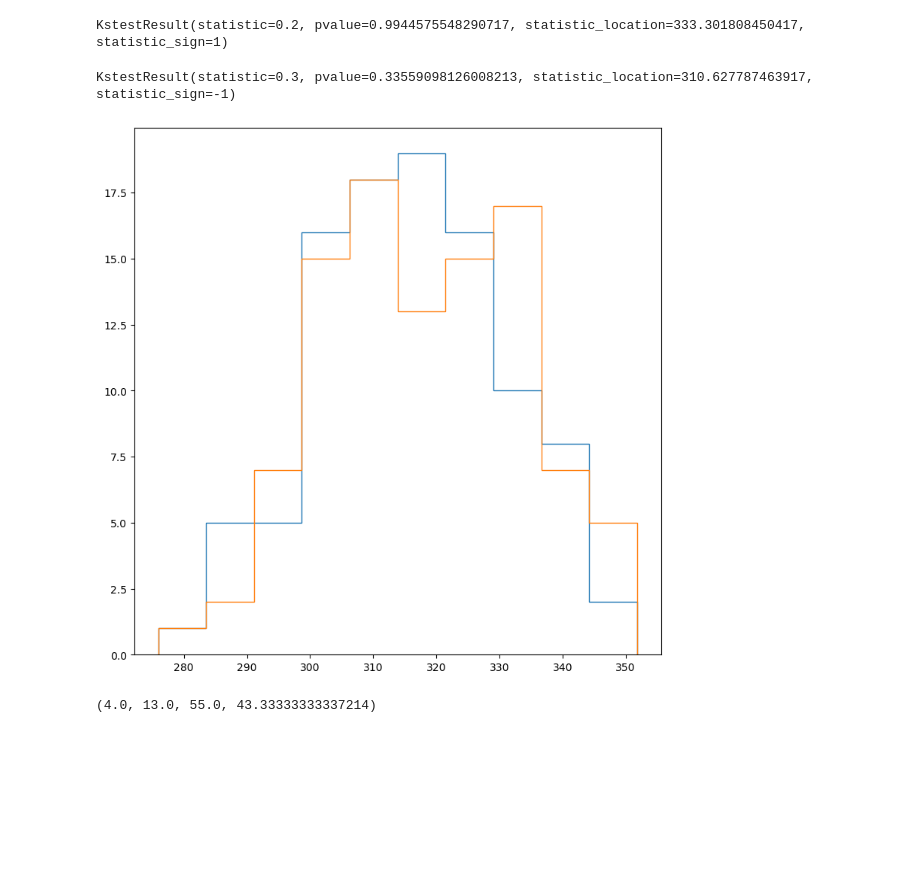
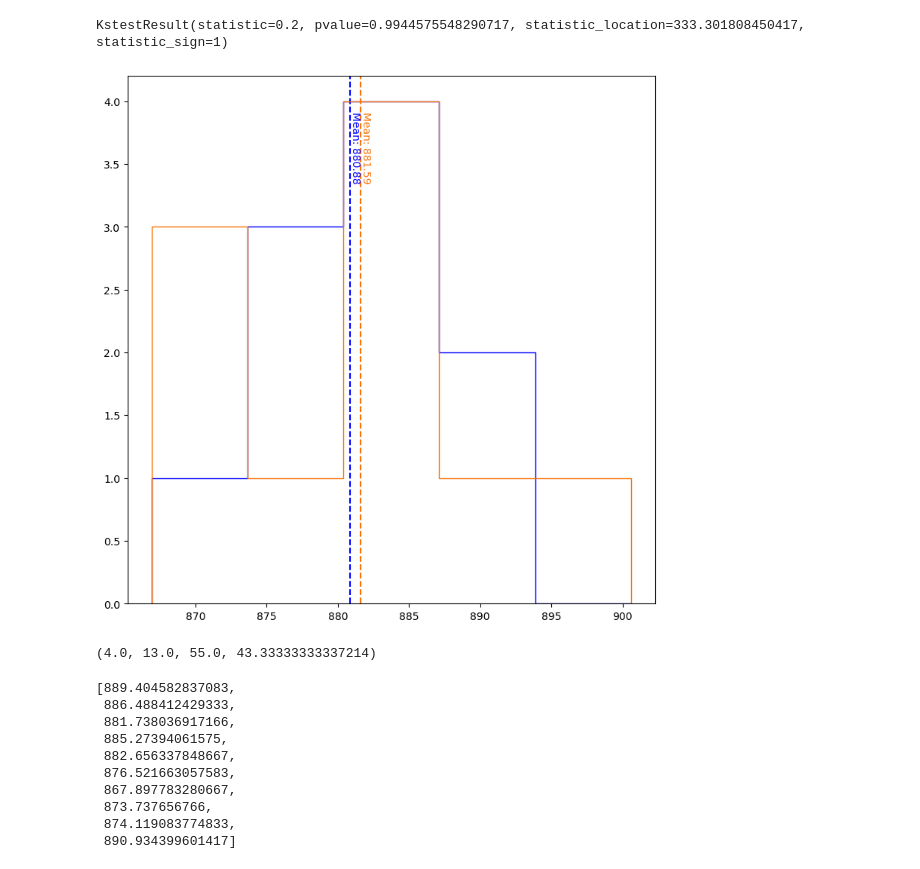
Before and after one commit to UCO-OpResearch/lysis, a Jupyter notebook: src/python/RNG Comparisons.ipynb, the cells around one changed output. Cells and saved outputs as stored; diff of their text form; code cells hidden in the pictures; blank space fills up the shorter version.

```diff
--- a/src/python/RNG Comparisons.ipynb
+++ b/src/python/RNG Comparisons.ipynb
@@ -6,7 +6,7 @@ import re
 import os
 import scipy.stats
 # %%
-e = lysis.util.Experiment(os.path.join("..", "..", "data"), experiment_code='2023-01-18-1700')
+e = lysis.util.Experiment(os.path.join("..", "..", "data"), experiment_code='2023-01-18-1600')
 e.read_file()
 print(e)
 # %% [output]
@@ -109,22 +113,40 @@ KstestResult(statistic=0.2, pvalue=0.5940706297759378, statistic_location=310.62
 scipy.stats.ks_2samp(normal_degrade_times, normal_degrade_times_2)
 # %% [output]
 KstestResult(statistic=0.2, pvalue=0.9944575548290717, statistic_location=333.301808450417, statistic_sign=1)
-# %%
-scipy.stats.ks_2samp(normal_degrade_times, array_degrade_times)
-# %% [output]
-KstestResult(statistic=0.3, pvalue=0.33559098126008213, statistic_location=310.627787463917, statistic_sign=-1)
 # %%
+mean_n = np.mean(normal_degrade_times)
+mean_a = np.mean(array_degrade_times)
 fig = plt.figure(figsize=(7, 7))
 ax = fig.add_axes([0, 0, 1, 1])#, frameon=False)
-counts_n, bins_n = np.histogram(normal_degrade_times, range=(min(normal_degrade_times + array_degrade_times), max(normal_degrade_times + array_degrade_times)))
-ax.stairs(counts_n, bins_n)
-counts_a, bins_a = np.histogram(array_degrade_times, range=(min(normal_degrade_times + array_degrade_times), max(normal_degrade_times + array_degrade_times)))
-ax.stairs(counts_a, bins_a)
+ax.hist(normal_degrade_times, histtype='step', bins=5, range=(min(normal_degrade_times + array_degrade_times), max(normal_degrade_times + array_degrade_times)), color='b', edgecolor='b')
+ax.axvline(mean_n, color='b', linestyle='dashed')
+ax.hist(array_degrade_times, histtype='step', bins=5, range=(min(normal_degrade_times + array_degrade_times), max(normal_degrade_times + array_degrade_times)), color='xkcd:orange', edgecolor='xkcd:orange')
+ax.axvline(mean_a, color='xkcd:orange', linestyle='dashed')
+
+min_ylim, max_ylim = plt.ylim()
+ax.text(mean_n, max_ylim*0.8, f"Mean: {mean_n:.2f}", color='b', rotation=-90)
+ax.text(mean_a, max_ylim*0.8, f"Mean: {mean_a:.2f}", color='xkcd:orange', rotation=-90)
+
+fig.savefig(os.path.join(e.os_path, "degrade_time_comparison.png"))
+
 plt.show()
 # %% [output]
-[figure, old version]
+[figure, new version]
 # %%
 a = np.mean([39624, 39558, 39541]) * 10
 a // (60*60*24), a // (60*60) % 24, (a // 60) % 60, a % 60
 # %% [output]
 (4.0, 13.0, 55.0, 43.33333333337214)
+# %%
+normal_degrade_times
+# %% [output]
+[889.404582837083,
+ 886.488412429333,
+ 881.738036917166,
+ 885.27394061575,
+ 882.656337848667,
+ 876.521663057583,
+ 867.897783280667,
+ 873.737656766,
+ 874.119083774833,
+ 890.934399601417]
```
Also changed, not shown: parts of 7 cells of this notebook, 13 other files.
